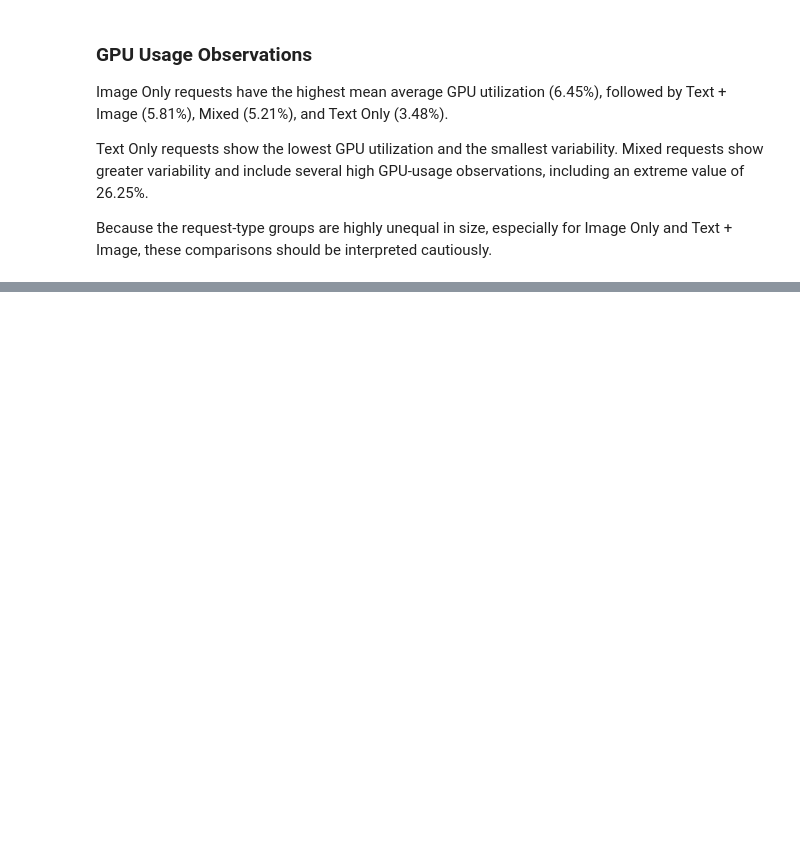
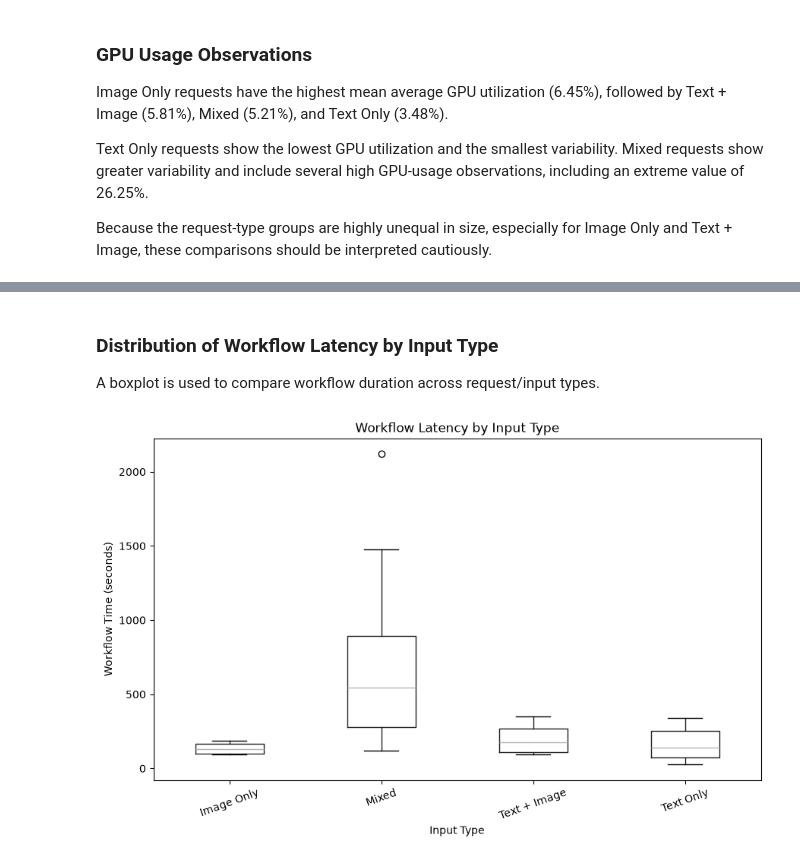
Before and after one commit to katecher31/AI-Model-Performance-Analysis, a Jupyter notebook: code/kate_request_characteristics_eda.ipynb, the cells around one changed output, grey strips where cells are left out. Drawn from its saved outputs; the diff is of its cells as text; code cells hidden in the pictures; blank space fills up the shorter version.

Commit message:
Complete request characteristics EDA

```diff
--- a/code/kate_request_characteristics_eda.ipynb
+++ b/code/kate_request_characteristics_eda.ipynb
@@ -280,0 +265,22 @@ Because the request-type groups are highly unequal in size, especially for Image
+# %%
+# Create a workflow-level dataset with one observation per workflow.
+# Some workflows contain multiple model calls or cumulative batch measurements,
+# so using every original row would count the same workflow multiple times.
+#
+# workflow_start_time identifies a workflow run in this dataset.
+# For each workflow, the maximum workflow_time_seconds represents
+# the final recorded duration of that workflow.
+
+workflow_df = (
+    df_success
+    .groupby(
+        ["workflow_start_time", "workflow_name", "input_type"],
+        as_index=False
+    )
+    .agg(
+        workflow_time_seconds=("workflow_time_seconds", "max")
+    )
+)
+
+# Check the number of independent workflow runs.
+workflow_df.shape
@@ -280,0 +316,23 @@ Because the request-type groups are highly unequal in size, especially for Image
+# %% [markdown]
+### Distribution of Workflow Latency by Input Type
+
+A boxplot is used to compare workflow duration across request/input types.
+# %%
+# Compare workflow latency across request/input types.
+
+workflow_df.boxplot(
+    column="workflow_time_seconds",
+    by="input_type",
+    figsize=(10, 6),
+    grid=False
+)
+
+plt.title("Workflow Latency by Input Type")
+plt.suptitle("")
+plt.xlabel("Input Type")
+plt.ylabel("Workflow Time (seconds)")
+plt.xticks(rotation=20)
+
+plt.show()
+# %% [output]
+[figure, added]
```
Also changed, not shown: parts of 8 cells of this notebook.
